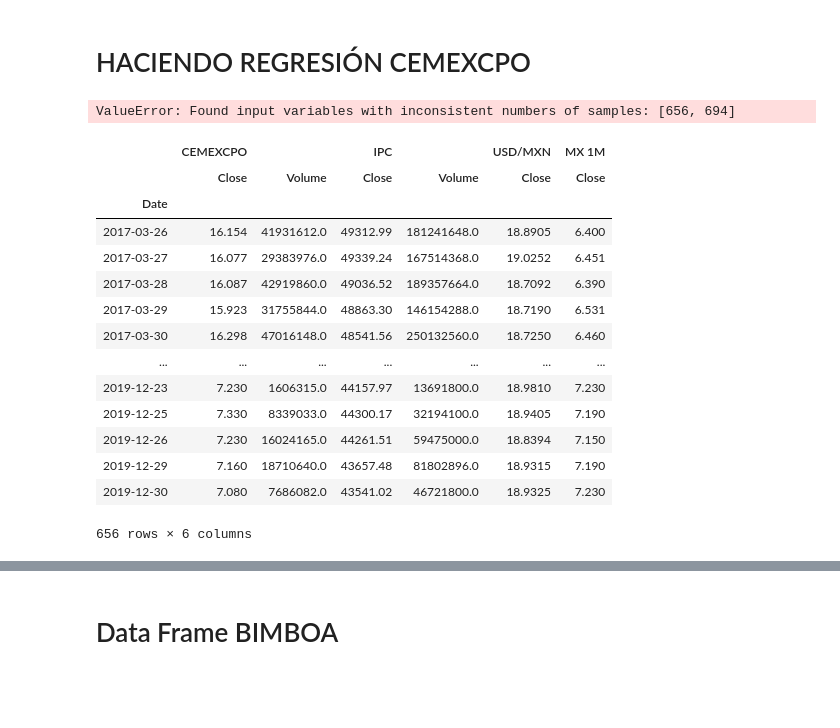
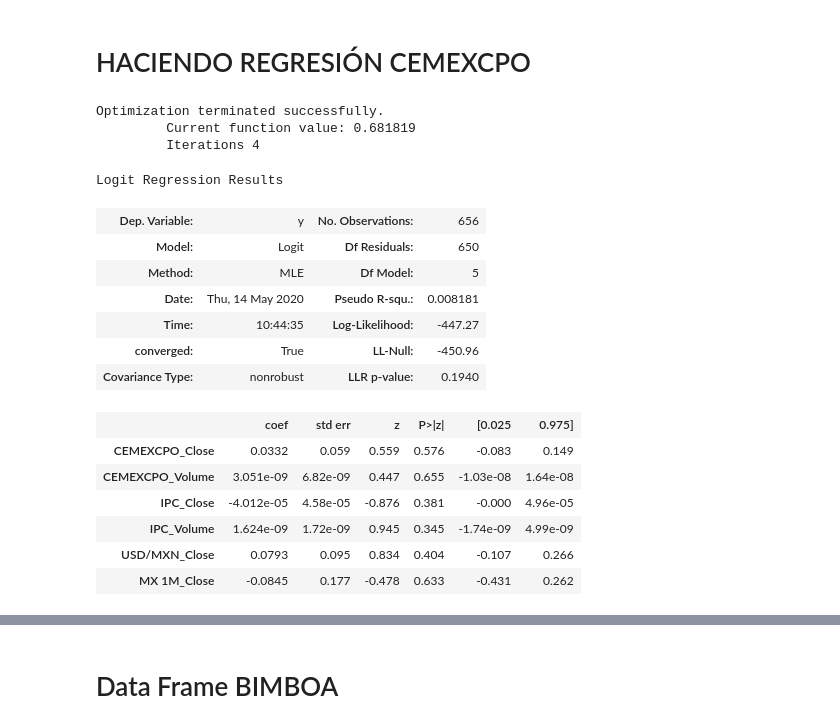
Before and after one commit to manueldiazrod97/trabajo_econometria_7, a Jupyter notebook: Proyecto Logit-GanarBolsa_2.ipynb, the cells around one changed output, grey strips where cells are left out. Drawn from its saved outputs; the diff is of its cells as text; code cells hidden in the pictures; blank space fills up the shorter version.

```diff
--- a/Proyecto Logit-GanarBolsa_2.ipynb
+++ b/Proyecto Logit-GanarBolsa_2.ipynb
@@ -168,6 +168,6 @@ df_base=pd.DataFrame(df_base)
 
 # Data Frame CEMEXCPO
 # %%
-dfcemex = pd.concat([df_CEMEXCPO,df_IPC,df_usdmxn,df_bonds],axis=1,
+dfcemex = pd.concat([df_CEMEXCPO,df_IPC,df_usdmxn,df_bonds,],axis=1,
                     keys=("CEMEXCPO","IPC","USD/MXN","MX 1M"))
 dfcemex = dfcemex.dropna()
@@ -180,2 +177,16 @@ dic_cemex=dic_cemex.iloc[1:695]
+# %%
+Y_cemex=dfcemex.pct_change()
+Y_cemex= Y_cemex.fillna(1)
+Y_cemex=Y_cemex.loc[:,"CEMEXCPO"]
+Y_cemex=Y_cemex.loc[:,"Close"]
+Y_cemex=pd.DataFrame(Y_cemex)
+# %%
+y_cemex= []
+for i in range(len(Y_cemex)):
+    crec = Y_cemex['Close'][i]
+    if crec <= 0:
+        y_cemex.append(0)
+    else:
+        y_cemex.append(1)
 # %% [markdown]
 # HACIENDO REGRESIÓN CEMEXCPO
@@ -184,24 +193,24 @@ model=LogisticRegression(solver='liblinear', random_state=0)
-# %%
-X=dfcemex
-Y=dic_cemex
-model.fit(X,Y)
-# %% [output]
-ValueError: Found input variables with inconsistent numbers of samples: [656, 694]
-# %%
-dfcemex
-# %% [output]
-|  | CEMEXCPO |  | IPC |  | USD/MXN | MX 1M |
-|  | Close | Volume | Close | Volume | Close | Close |
-| Date |  |  |  |  |  |  |
-| 2017-03-26 | 16.154 | 41931612.0 | 49312.99 | 181241648.0 | 18.8905 | 6.400 |
-| 2017-03-27 | 16.077 | 29383976.0 | 49339.24 | 167514368.0 | 19.0252 | 6.451 |
-| 2017-03-28 | 16.087 | 42919860.0 | 49036.52 | 189357664.0 | 18.7092 | 6.390 |
-| 2017-03-29 | 15.923 | 31755844.0 | 48863.30 | 146154288.0 | 18.7190 | 6.531 |
-| 2017-03-30 | 16.298 | 47016148.0 | 48541.56 | 250132560.0 | 18.7250 | 6.460 |
-| ... | ... | ... | ... | ... | ... | ... |
-| 2019-12-23 | 7.230 | 1606315.0 | 44157.97 | 13691800.0 | 18.9810 | 7.230 |
-| 2019-12-25 | 7.330 | 8339033.0 | 44300.17 | 32194100.0 | 18.9405 | 7.190 |
-| 2019-12-26 | 7.230 | 16024165.0 | 44261.51 | 59475000.0 | 18.8394 | 7.150 |
-| 2019-12-29 | 7.160 | 18710640.0 | 43657.48 | 81802896.0 | 18.9315 | 7.190 |
-| 2019-12-30 | 7.080 | 7686082.0 | 43541.02 | 46721800.0 | 18.9325 | 7.230 |
-656 rows × 6 columns
+# %%
+Xcemex=dfcemex
+Ycemex=y_cemex
+resultadocemex=sm.Logit(Ycemex,Xcemex).fit()
+resultadocemex.summary()
+# %% [output]
+Optimization terminated successfully.
+         Current function value: 0.681819
+         Iterations 4
+Logit Regression Results
+| Dep. Variable: | y | No. Observations: | 656 |
+| Model: | Logit | Df Residuals: | 650 |
+| Method: | MLE | Df Model: | 5 |
+| Date: | Thu, 14 May 2020 | Pseudo R-squ.: | 0.008181 |
+| Time: | 10:44:35 | Log-Likelihood: | -447.27 |
+| converged: | True | LL-Null: | -450.96 |
+| Covariance Type: | nonrobust | LLR p-value: | 0.1940 |
+|  | coef | std err | z | P>|z| | [0.025 | 0.975] |
+| CEMEXCPO_Close | 0.0332 | 0.059 | 0.559 | 0.576 | -0.083 | 0.149 |
+| CEMEXCPO_Volume | 3.051e-09 | 6.82e-09 | 0.447 | 0.655 | -1.03e-08 | 1.64e-08 |
+| IPC_Close | -4.012e-05 | 4.58e-05 | -0.876 | 0.381 | -0.000 | 4.96e-05 |
+| IPC_Volume | 1.624e-09 | 1.72e-09 | 0.945 | 0.345 | -1.74e-09 | 4.99e-09 |
+| USD/MXN_Close | 0.0793 | 0.095 | 0.834 | 0.404 | -0.107 | 0.266 |
+| MX 1M_Close | -0.0845 | 0.177 | -0.478 | 0.633 | -0.431 | 0.262 |
```
Also changed, not shown: parts of 25 cells of this notebook.
